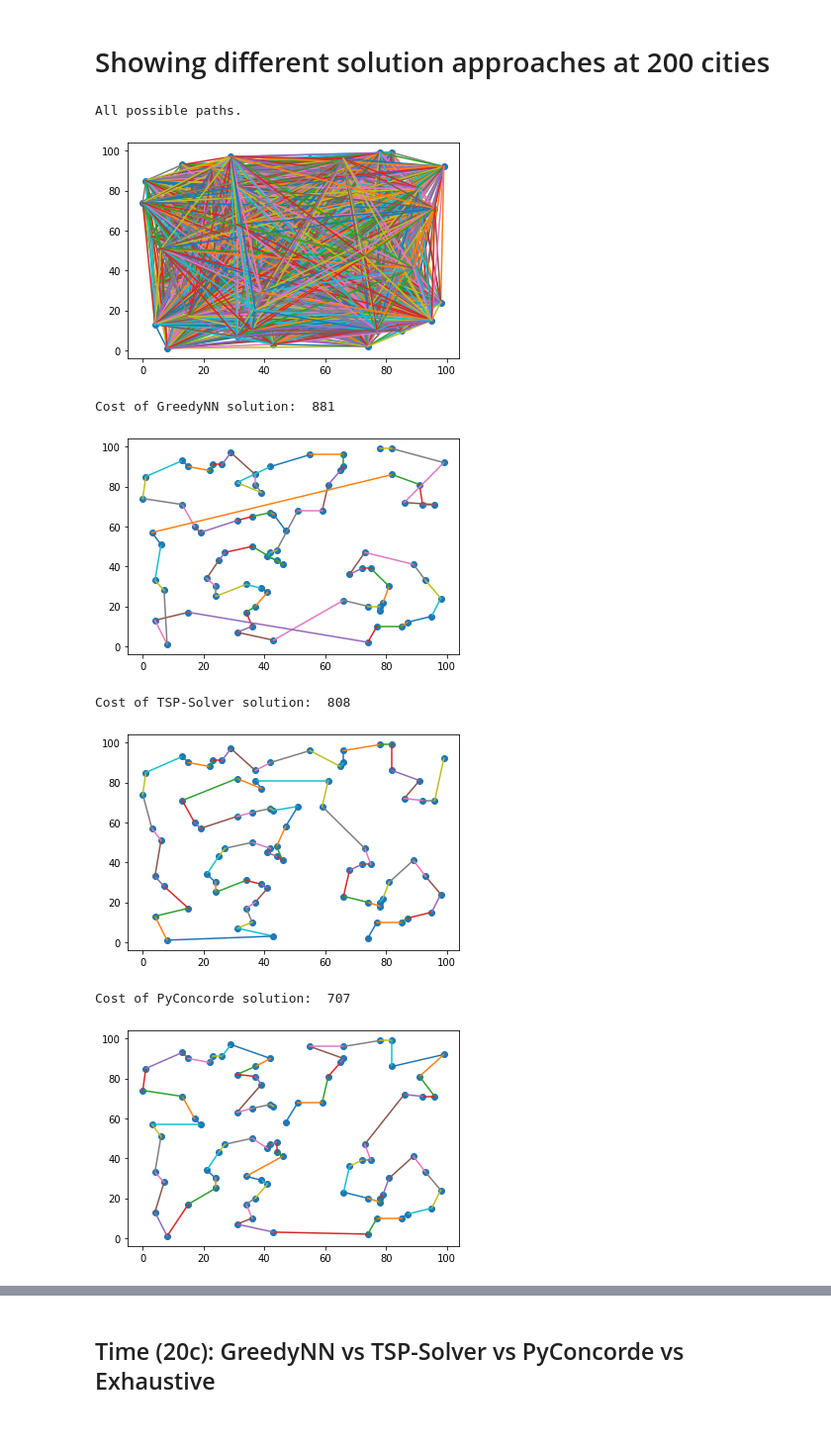
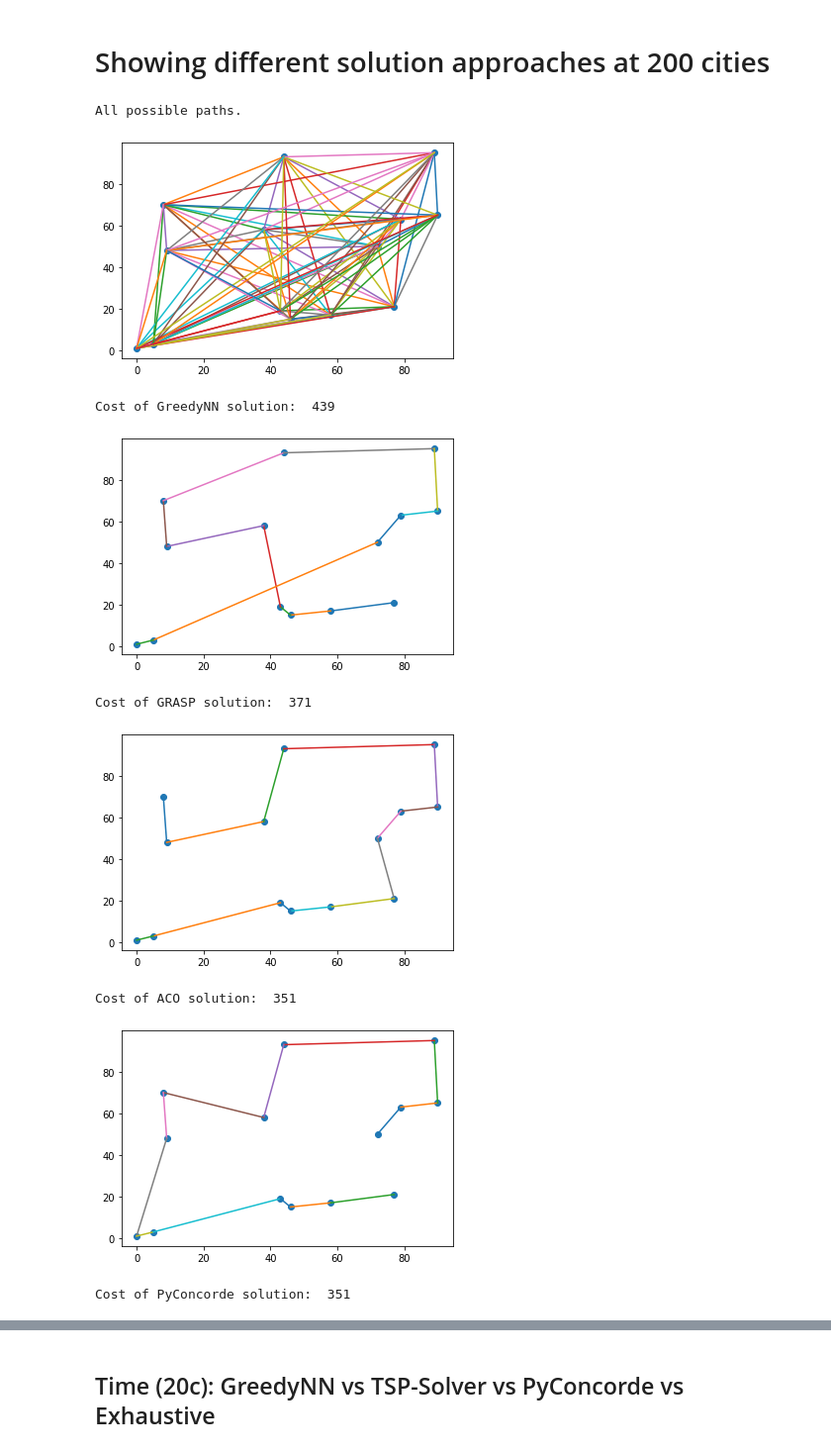
Before and after one commit to sareenv/Travelling-Sales-Man, a Jupyter notebook: visualization.ipynb, the cells around one changed output, grey strips where cells are left out. Shown at 99% size. Saved outputs shown, nothing was run; the diff lists cells and outputs as text; code cells hidden in the pictures.

Commit message:
ACO working on 50 cities with visualization

```diff
--- a/visualization.ipynb
+++ b/visualization.ipynb
@@ -112,11 +225,9 @@ from tsp_solver.greedy import solve_tsp
 # Creating Dataset
 # %%
 #Randomly Generated
-
-graphList = []
-pointsList = []
-for i in range(2, 201): # Create 200 graphs of sizes [2,202]
-    for j in range(25): # do it 25 times each
+graphList = []; pointsList = []
+for i in range(2, 51): # Create 200 graphs of sizes [2,200]
+    for j in range(5): # do it 2 times each
         points, graph = random_euclidean_graph(i)
         graphList.append(graph)
         pointsList.append(points)
@@ -136,4 +234,7 @@ Saving points_concorde.txt to points_concorde.txt
 # %%
+## From Existing Points in File
+!rm points_concorde*
+points_file = files.upload()
 pointsList=[]
 for line in points_file["points_concorde.txt"].decode().split("\n")[:-1]:
     points= line[2:-2].split("), (")
@@ -145,8 +246,8 @@ for line in points_file["points_concorde.txt"].decode().split("\n")[:-1]:
     pointsList.append(interList)
 counter=0
 graphList=[]
-for i in range(2, 201): # Create 100 graphs of sizes [2,101]
-    for j in range(25): # do it 25 times each
+for i in range(2, 101): # Create 100 graphs of sizes [2,101]
+    for j in range(10): # do it 25 times each
         points, graph = random_euclidean_graph(i, pointsList[counter])
         graphList.append(graph)
         counter +=1
@@ -254,15 +270,13 @@ Saving output_time.txt to output_time.txt
 # %%
 # Parsing files into standardised format
-
-pyc_sols=[[0,1]]*25 + [[0,1,2]]*25
-#doesn't work under 2 cities, so we populate 2*25 elements with [0,1] and [0,1,2]
+pyc_sols=[]
 for line in concorde_file_solutions["output_solutions.txt"].decode().split("\n")[:-1]:
     tempSol=[]
     for element in line[1:-1].split(","):
         tempSol.append(int(element))
     pyc_sols.append(tempSol)
 
-pyc_times=[0]*50
+pyc_times=[]
 for line in concorde_file_times["output_time.txt"].decode().split("\n")[:-1]:
     pyc_times.append(float(line))
 
@@ -274 +288,6 @@ for solution, graph in zip(pyc_sols, graphList):
+# %%
+sol4, cost4, time4 = get_aco_solutions_costs_times(pointsList, graphList, maxTime=7)
+sol1, cost1, time1 = get_solutions_costs_times(solve_tsp, graphList)
+sol2, cost2, time2 = get_solutions_costs_times(greedy_nearest_neighbours, graphList)
+sol3, cost3, time3 = get_solutions_costs_times(exhaustive_search, graphList, maxTime=8)
 # %%
@@ -286,23 +299,26 @@ filter_cost_exh, filter_time_exh = filter_costs_times(sol3, cost3, time3)
 # %% [markdown]
 # Showing different solution approaches at 200 cities
 # %%
-n = 1970 #[2,201] each 25 times, graph 4970 --> 200 cities
+n = 60 #[2,201] each 25 times, graph 4970 --> 200 cities
 
 print("All possible paths.")
 plotPoints(pointsList[n])
 
 print("Cost of GreedyNN solution: ", round(cost2[n]))
 plotSolution(sol2[n], pointsList[n])
-print("Cost of TSP-Solver solution: ", round(cost1[n]))
+print("Cost of GRASP solution: ", round(cost1[n]))
 plotSolution(sol1[n], pointsList[n])
+print("Cost of ACO solution: ", round(cost4[n]))
+plotSolution(sol4[n], pointsList[n])
 print("Cost of PyConcorde solution: ", round(pyc_costs[n]))
 plotSolution(pyc_sols[n], pointsList[n])
 # %% [output]
 All possible paths.
-[figure, old version]
+[figure, new version]
-Cost of GreedyNN solution:  881
+Cost of GreedyNN solution:  439
-[figure, old version]
+[figure, new version]
-Cost of TSP-Solver solution:  808
+Cost of GRASP solution:  371
-[figure, old version]
+[figure, new version]
-Cost of PyConcorde solution:  707
+Cost of ACO solution:  351
-[figure, old version]
+[figure, new version]
+Cost of PyConcorde solution:  351
```
Also changed, not shown: parts of 24 cells of this notebook.
